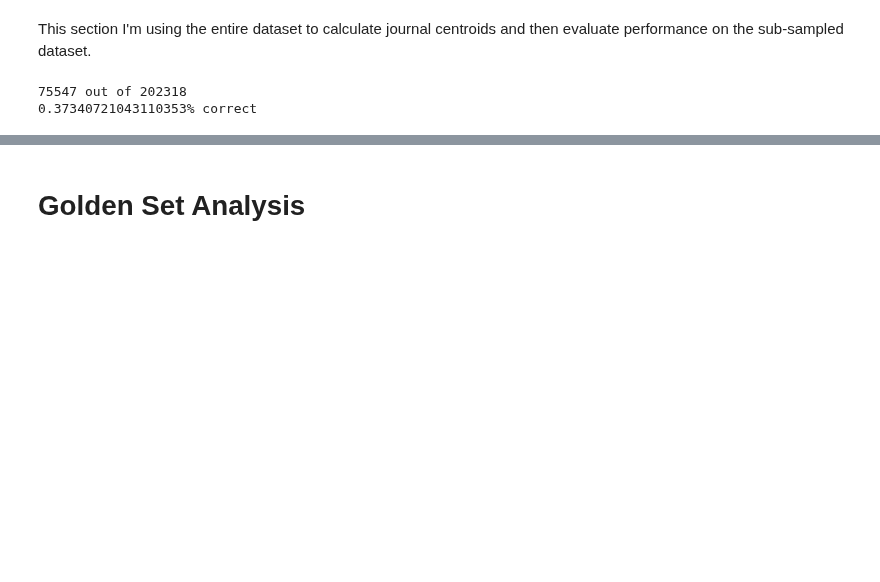
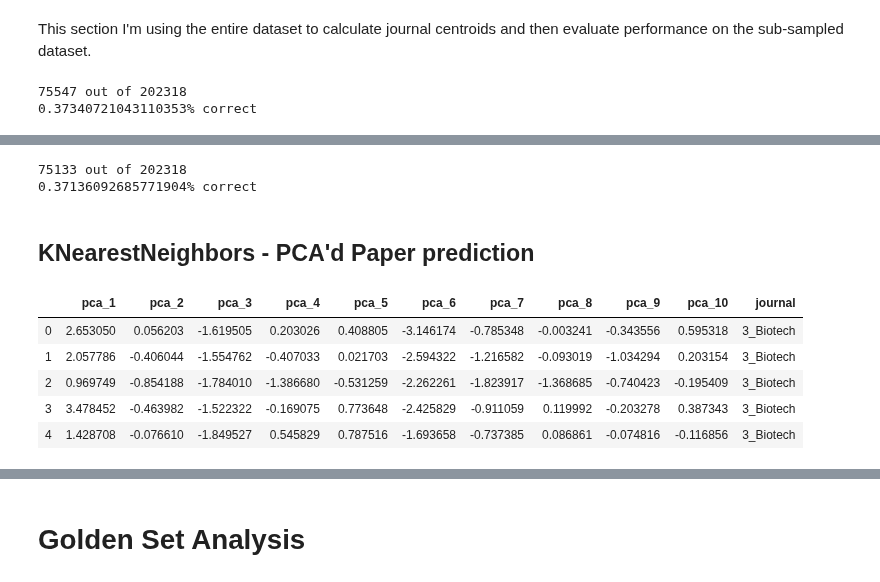
Before and after one commit to greenelab/annorxiver, a Jupyter notebook: biorxiv/journal_tracker/journal_recommendation_experiment.ipynb, the cells around one changed output, grey strips where cells are left out. Saved outputs shown, nothing was run; the diff lists cells and outputs as text; code cells hidden in the pictures; blank space fills up the shorter version.

```diff
--- a/biorxiv/journal_tracker/journal_recommendation_experiment.ipynb
+++ b/biorxiv/journal_tracker/journal_recommendation_experiment.ipynb
@@ -115,7 +116,12 @@ pmc_articles_df.head()
 | 5 | Environ_Health | research-article | 10.1186/1476-069X-11-91 | PMC3533997 |
 # %%
 pmc_embedding_dict = {
-    int(path.stem[-7:-4]):pd.read_csv(
+    int(
+        path
+        .stem
+        .split(".")[0]
+        .split("_")[-1]
+    ):pd.read_csv(
         str(path),
         sep="\t"
     )
@@ -283,0 +335,33 @@ print(f"{np.mean(accs)}% correct")
+# %%
+print(f"{np.sum(accs)} out of {len(accs)}")
+print(f"{np.mean(accs)*100}% correct")
+# %% [output]
+75133 out of 202318
+0.37136092685771904% correct
+# %% [markdown]
+## KNearestNeighbors - PCA'd Paper prediction
+# %%
+knn_model = KNeighborsClassifier(n_neighbors=10)
+pca = PCA(n_components=10)
+# %%
+pca_subsampled_training_dataset = pca.fit_transform(
+    subsampled_training_dataset[300]
+    .drop("journal", axis=1)
+    .values
+)
+# %%
+new_dataset = (
+    pd.DataFrame(
+        pca_subsampled_training_dataset,
+        columns = [f"pca_{comp+1}" for comp in range(10)]
+    )
+    .assign(journal=subsampled_training_dataset[300].journal.values.tolist())
+)
+new_dataset.head()
+# %% [output]
+|  | pca_1 | pca_2 | pca_3 | pca_4 | pca_5 | pca_6 | pca_7 | pca_8 | pca_9 | pca_10 | journal |
+| 0 | 2.653050 | 0.056203 | -1.619505 | 0.203026 | 0.408805 | -3.146174 | -0.785348 | -0.003241 | -0.343556 | 0.595318 | 3_Biotech |
+| 1 | 2.057786 | -0.406044 | -1.554762 | -0.407033 | 0.021703 | -2.594322 | -1.216582 | -0.093019 | -1.034294 | 0.203154 | 3_Biotech |
+| 2 | 0.969749 | -0.854188 | -1.784010 | -1.386680 | -0.531259 | -2.262261 | -1.823917 | -1.368685 | -0.740423 | -0.195409 | 3_Biotech |
+| 3 | 3.478452 | -0.463982 | -1.522322 | -0.169075 | 0.773648 | -2.425829 | -0.911059 | 0.119992 | -0.203278 | 0.387343 | 3_Biotech |
+| 4 | 1.428708 | -0.076610 | -1.849527 | 0.545829 | 0.787516 | -1.693658 | -0.737385 | 0.086861 | -0.074816 | -0.116856 | 3_Biotech |
```
Also changed, not shown: parts of 13 cells of this notebook, 1 other file.
